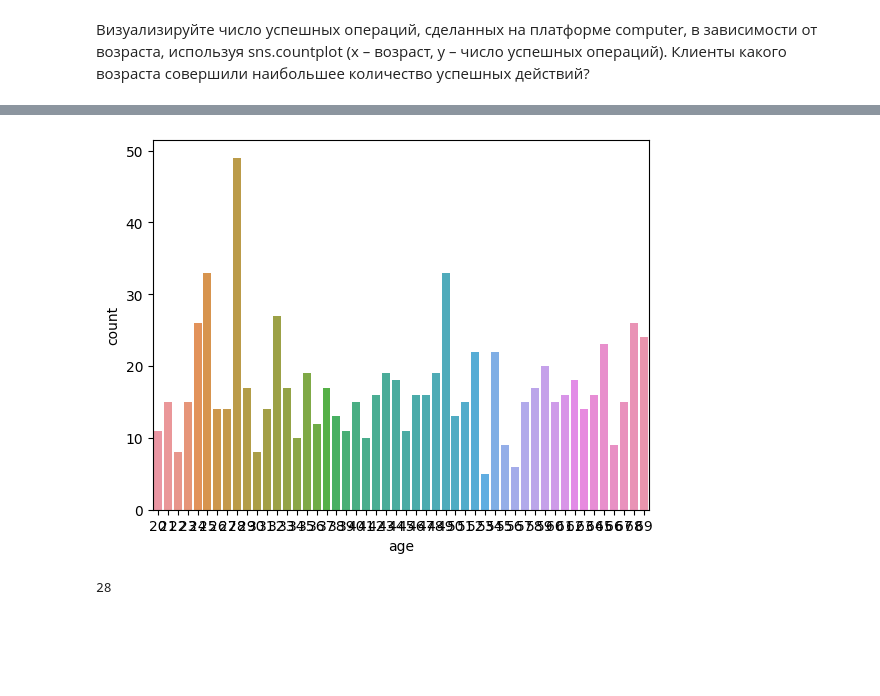
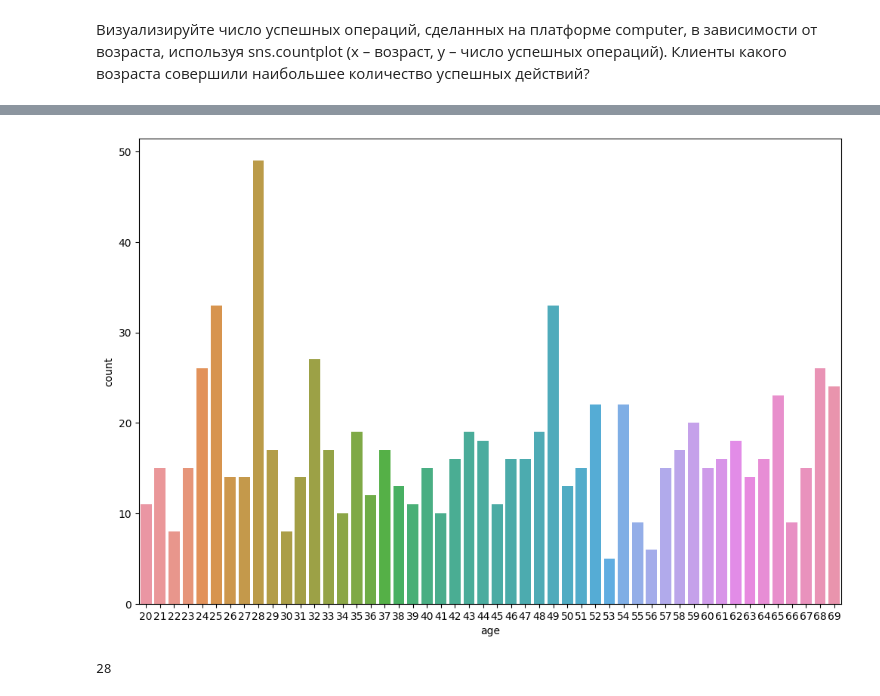
Before and after one commit to MuzaffarSoliyev/karpov-course, a Jupyter notebook: lesson_3/miniproject/miniproject.ipynb, the cells around one changed output, grey strips where cells are left out. Drawn from its saved outputs; the diff is of its cells as text; code cells hidden in the pictures; blank space fills up the shorter version.

```diff
--- a/lesson_3/miniproject/miniproject.ipynb
+++ b/lesson_3/miniproject/miniproject.ipynb
@@ -193,9 +172,9 @@ users_success_computer_operations.groupby(["age"]).agg({"success": "count"})
 # %%
-plt.figure(fig)
+plt.figure(figsize=(12, 8))
 sns.countplot(x=users_success_computer_operations.age)
 plt.show()
 # %% [output]
-[figure, old version]
+[figure, new version]
 # %%
 users_success_computer_operations.age.value_counts().idxmax()
 # %% [output]
```
Also changed, not shown: parts of 1 cell of this notebook.
